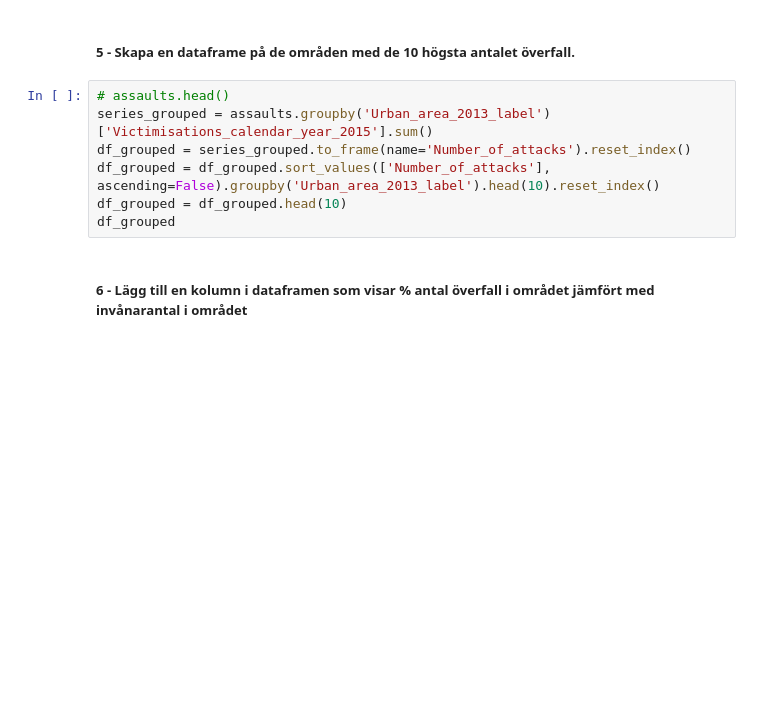
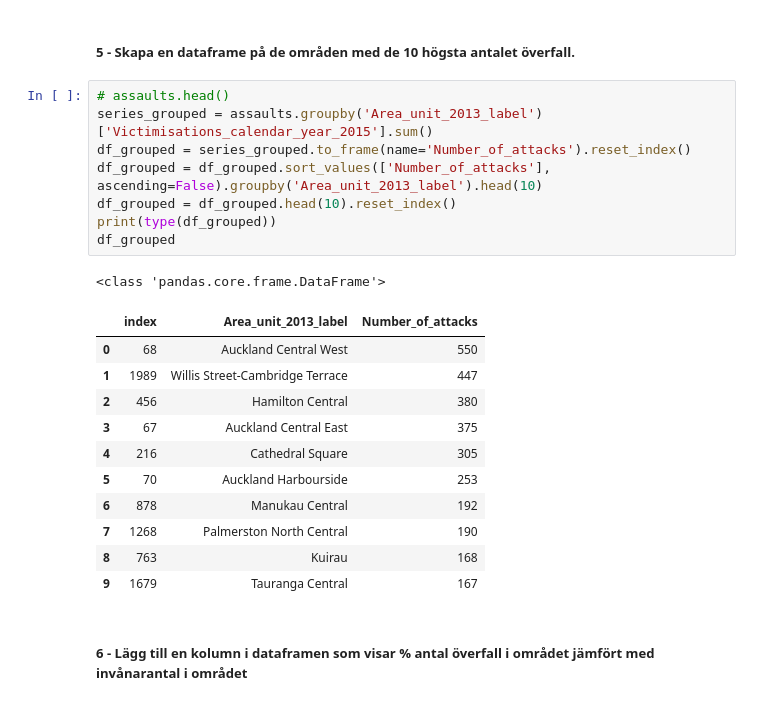
Before and after one commit to rasi10/assignment2-pai22, a Jupyter notebook: Inlamningsuppgift_2_Rafael_Silva.ipynb, the cells around one changed output. Cells and saved outputs as stored; diff of their text form; blank space fills up the shorter version.

```diff
--- a/Inlamningsuppgift_2_Rafael_Silva.ipynb
+++ b/Inlamningsuppgift_2_Rafael_Silva.ipynb
@@ -75,11 +191,25 @@ series_grouped
 ##### 5 - Skapa en dataframe på de områden med de 10 högsta antalet överfall.
 # %%
 # assaults.head()
-series_grouped = assaults.groupby('Urban_area_2013_label')['Victimisations_calendar_year_2015'].sum()
+series_grouped = assaults.groupby('Area_unit_2013_label')['Victimisations_calendar_year_2015'].sum()
 df_grouped = series_grouped.to_frame(name='Number_of_attacks').reset_index()
-df_grouped = df_grouped.sort_values(['Number_of_attacks'], ascending=False).groupby('Urban_area_2013_label').head(10).reset_index()
-df_grouped = df_grouped.head(10)
+df_grouped = df_grouped.sort_values(['Number_of_attacks'], ascending=False).groupby('Area_unit_2013_label').head(10)
+df_grouped = df_grouped.head(10).reset_index()
+print(type(df_grouped))
 df_grouped
+# %% [output]
+<class 'pandas.core.frame.DataFrame'>
+|  | index | Area_unit_2013_label | Number_of_attacks |
+| 0 | 68 | Auckland Central West | 550 |
+| 1 | 1989 | Willis Street-Cambridge Terrace | 447 |
+| 2 | 456 | Hamilton Central | 380 |
+| 3 | 67 | Auckland Central East | 375 |
+| 4 | 216 | Cathedral Square | 305 |
+| 5 | 70 | Auckland Harbourside | 253 |
+| 6 | 878 | Manukau Central | 192 |
+| 7 | 1268 | Palmerston North Central | 190 |
+| 8 | 763 | Kuirau | 168 |
+| 9 | 1679 | Tauranga Central | 167 |
 # %% [markdown]
 ##### 6 - Lägg till en kolumn i dataframen som visar % antal överfall i området jämfört med invånarantal i området
 # %%
```
Also changed, not shown: parts of 29 cells of this notebook.
